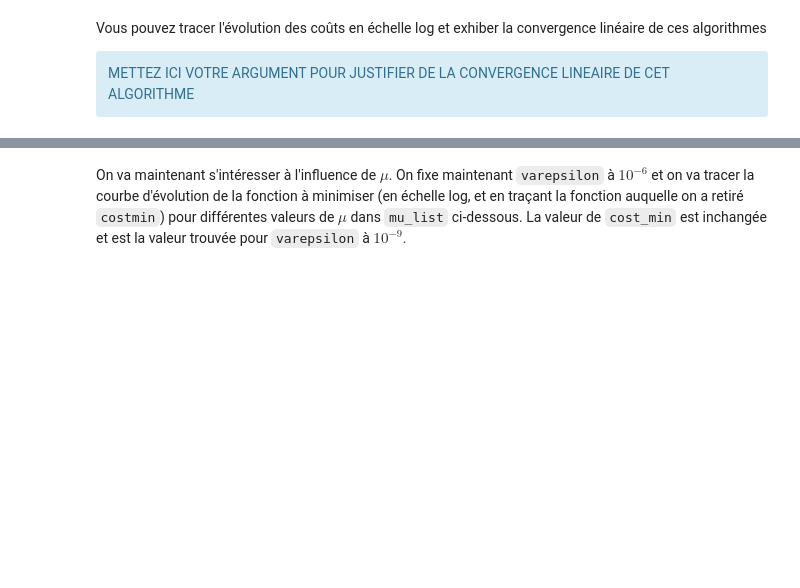
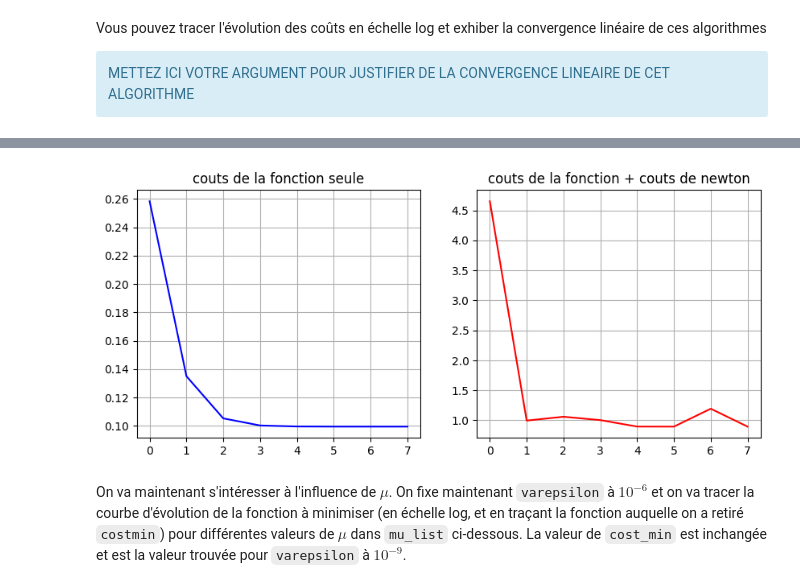
Before and after one commit to LucasRSS27/Flask-git-demo, a Jupyter notebook: TP/TP3_Points interieurs.ipynb, the cells around one changed output, grey strips where cells are left out. Saved outputs shown, nothing was run; the diff lists cells and outputs as text; code cells hidden in the pictures; blank space fills up the shorter version.

```diff
--- a/TP/TP3_Points interieurs.ipynb
+++ b/TP/TP3_Points interieurs.ipynb
@@ -357,7 +357,7 @@ def central_path(function, mu, varepsilon, x0):
         c_cost = function.value(xk)
 
         # Coût total (Newton + barrière)
-        total_cost = newton_cost + c_cost
+        total_cost = c_cost
         costs.append(total_cost)
 
         # Mise à jour du paramètre de barrière
@@ -407,3 +458,21 @@ pygments.util.ClassNotFound: Could not find style module 'pygments.styles.defaul
+# %%
+
+# fig est la fenêtre globale, ax1 et ax2 sont les deux graphiques
+fig, (ax1, ax2) = plt.subplots(1, 2, figsize=(10, 4))
+
+# 2. Remplir le graphique de GAUCHE (ax1)
+ax1.plot(costs, color='blue')
+ax1.set_title("couts de la fonction seule")
+ax1.grid(True)
+
+# 3. Remplir le graphique de DROITE (ax2)
+ax2.plot(costs2, color='red')
+ax2.set_title("couts de la fonction + couts de newton")
+ax2.grid(True)
+
+plt.show()
+# %% [output]
+[figure, added]
 # %% [markdown]
 On va maintenant s'intéresser à l'influence de $\mu$. On fixe maintenant `varepsilon` à $10^{-6}$ et on va tracer la courbe d'évolution de la fonction à minimiser (en échelle log, et en traçant la fonction auquelle on a retiré `costmin`) pour différentes valeurs de $\mu$ dans `mu_list` ci-dessous. La valeur de `cost_min` est inchangée et est la valeur trouvée pour `varepsilon` à $10^{-9}$.
 # %%
```
Also changed, not shown: parts of 8 cells of this notebook.
